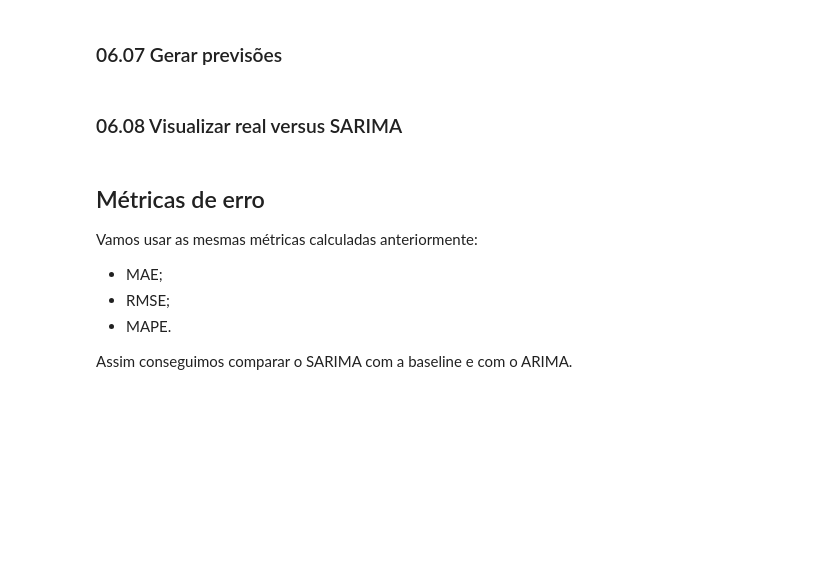
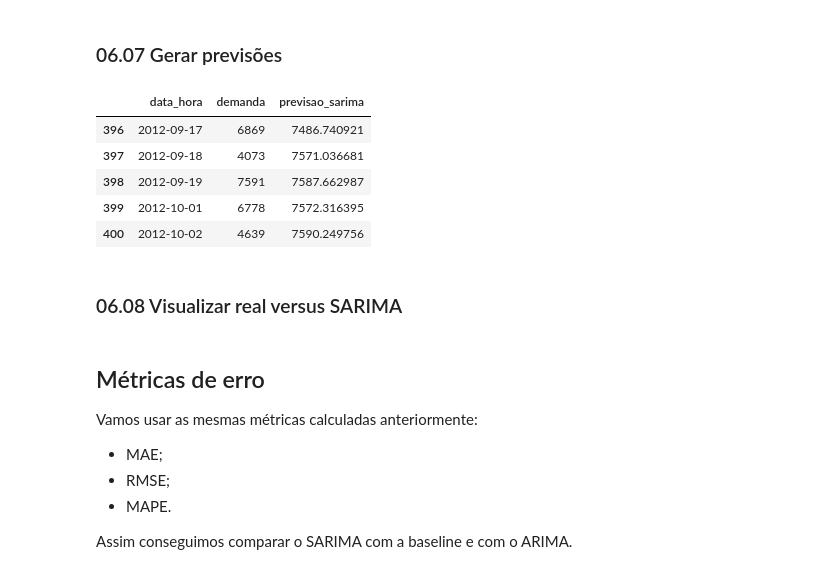
Before and after one commit to ariel-velardo/ALURA, a Jupyter notebook: series-temporais-bikes/notebooks/06_modelagem_sarima.ipynb, the cells around one changed output. Saved outputs shown, nothing was run; the diff lists cells and outputs as text; code cells hidden in the pictures; blank space fills up the shorter version.

```diff
--- a/series-temporais-bikes/notebooks/06_modelagem_sarima.ipynb
+++ b/series-temporais-bikes/notebooks/06_modelagem_sarima.ipynb
@@ -140,3 +140,9 @@ O parâmetro `s` representa o tamanho do ciclo sazonal.
 Como estamos trabalhando com uma série diária, vamos começar testando um ciclo de 7 períodos, representando um padrão semanal.
 # %% [markdown]
 ### 06.05 Definir parâmetros do SARIMA
+# %%
+ordem_sarima = (1,1,1)
+ordem_sazonal = (1,0,1,7)
+
+print("Parâmetros não sazonais: ", ordem_sarima)
+print("Parâmetros sazonais: ", ordem_sazonal)
@@ -148,3 +157,17 @@ Agora vamos ajustar o modelo usando apenas o período de treino.
 Depois, vamos gerar previsões para o mesmo tamanho do período de teste.
 # %% [markdown]
 ### 06.06 Treinar SARIMA
+# %%
+from statsmodels.tsa.statespace.sarimax import SARIMAX
+
+modelo_sarima = SARIMAX(
+    treino["demanda"],
+    order=ordem_sarima,
+    seasonal_order=ordem_sazonal,
+    enforce_stationarity=False,
+    enforce_invertibility=False
+)
+
+resultado_sarima = modelo_sarima.fit(disp=False)
+
+print(resultado_sarima.summary())
@@ -151,5 +192,18 @@ Depois, vamos gerar previsões para o mesmo tamanho do período de teste.
 # %% [markdown]
 ### 06.07 Gerar previsões
+# %%
+previsao_sarima = resultado_sarima.forecast(steps=len(teste))
+
+teste['previsao_sarima'] = previsao_sarima.values
+
+teste[['data_hora','demanda','previsao_sarima']].head()
+# %% [output]
+|  | data_hora | demanda | previsao_sarima |
+| 396 | 2012-09-17 | 6869 | 7486.740921 |
+| 397 | 2012-09-18 | 4073 | 7571.036681 |
+| 398 | 2012-09-19 | 7591 | 7587.662987 |
+| 399 | 2012-10-01 | 6778 | 7572.316395 |
+| 400 | 2012-10-02 | 4639 | 7590.249756 |
 # %% [markdown]
 ### 06.08 Visualizar real versus SARIMA
 # %%
```
Also changed, not shown: parts of 7 cells of this notebook, 3 other files.
